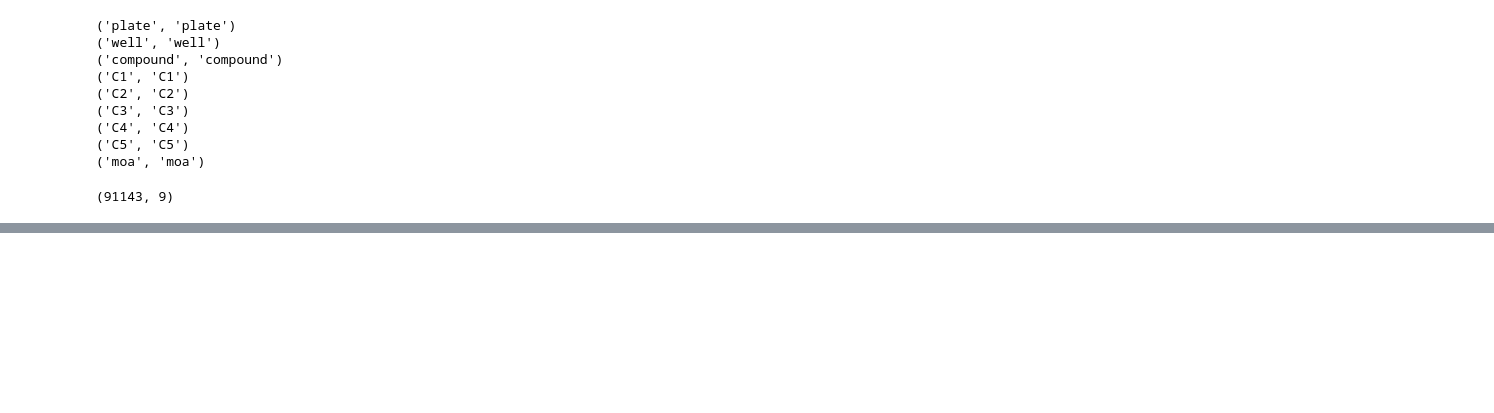
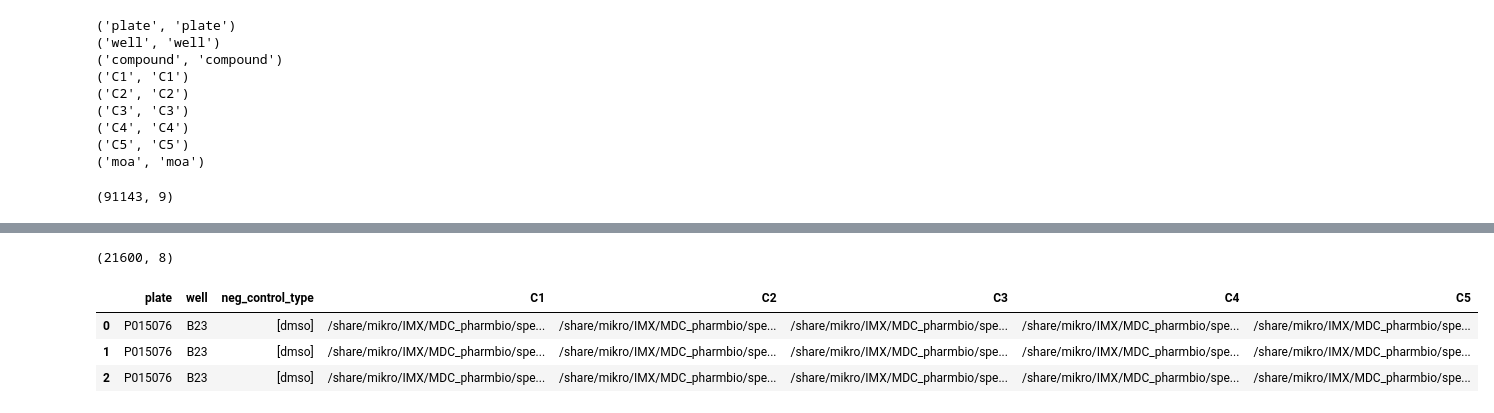
Before and after one commit to sverige16/Tomic-Chem-CP-Prot-MoA, a Jupyter notebook: data_for_models/paths_to_channels_creation/combining_paths_to_channels.ipynb, the cells around one changed output, grey strips where cells are left out. Cells and saved outputs as stored; diff of their text form; code cells hidden in the pictures; blank space fills up the shorter version.

```diff
--- a/data_for_models/paths_to_channels_creation/combining_paths_to_channels.ipynb
+++ b/data_for_models/paths_to_channels_creation/combining_paths_to_channels.ipynb
@@ -59,0 +64,6 @@ paths_channels_v1v2.to_csv('/home/jovyan/Tomics-CP-Chem-MoA/data_for_models/path
+# %%
+paths_dmso_v1 = pd.read_csv('/home/jovyan/Tomics-CP-Chem-MoA/data_for_models/paths_to_channels_creation/specs935-v1_paths_dmso.csv', sep=',')
+paths_dmso_v2 = pd.read_csv('/home/jovyan/Tomics-CP-Chem-MoA/data_for_models/paths_to_channels_creation/specs1k_v2_paths_dmso.csv', sep=',')
+# %%
+paths_dmso_v1  = paths_dmso_v1 .iloc[:, 1:]
+paths_dmso_v2  = paths_dmso_v2 .iloc[:, 1:]
@@ -59,0 +83,13 @@ paths_channels_v1v2.to_csv('/home/jovyan/Tomics-CP-Chem-MoA/data_for_models/path
+# %%
+frames = [paths_dmso_v1, paths_dmso_v2]
+paths_dmso_v1v2 = pd.concat(frames)
+paths_dmso_v1v2.shape
+# %% [output]
+(21600, 8)
+# %%
+paths_dmso_v1v2.head(3)
+# %% [output]
+|  | plate | well | neg_control_type | C1 | C2 | C3 | C4 | C5 |
+| 0 | P015076 | B23 | [dmso] | /share/mikro/IMX/MDC_pharmbio/spe... | /share/mikro/IMX/MDC_pharmbio/spe... | /share/mikro/IMX/MDC_pharmbio/spe... | /share/mikro/IMX/MDC_pharmbio/spe... | /share/mikro/IMX/MDC_pharmbio/spe... |
+| 1 | P015076 | B23 | [dmso] | /share/mikro/IMX/MDC_pharmbio/spe... | /share/mikro/IMX/MDC_pharmbio/spe... | /share/mikro/IMX/MDC_pharmbio/spe... | /share/mikro/IMX/MDC_pharmbio/spe... | /share/mikro/IMX/MDC_pharmbio/spe... |
+| 2 | P015076 | B23 | [dmso] | /share/mikro/IMX/MDC_pharmbio/spe... | /share/mikro/IMX/MDC_pharmbio/spe... | /share/mikro/IMX/MDC_pharmbio/spe... | /share/mikro/IMX/MDC_pharmbio/spe... | /share/mikro/IMX/MDC_pharmbio/spe... |
```
Also changed, not shown: parts of 4 cells of this notebook, 19 other files.
